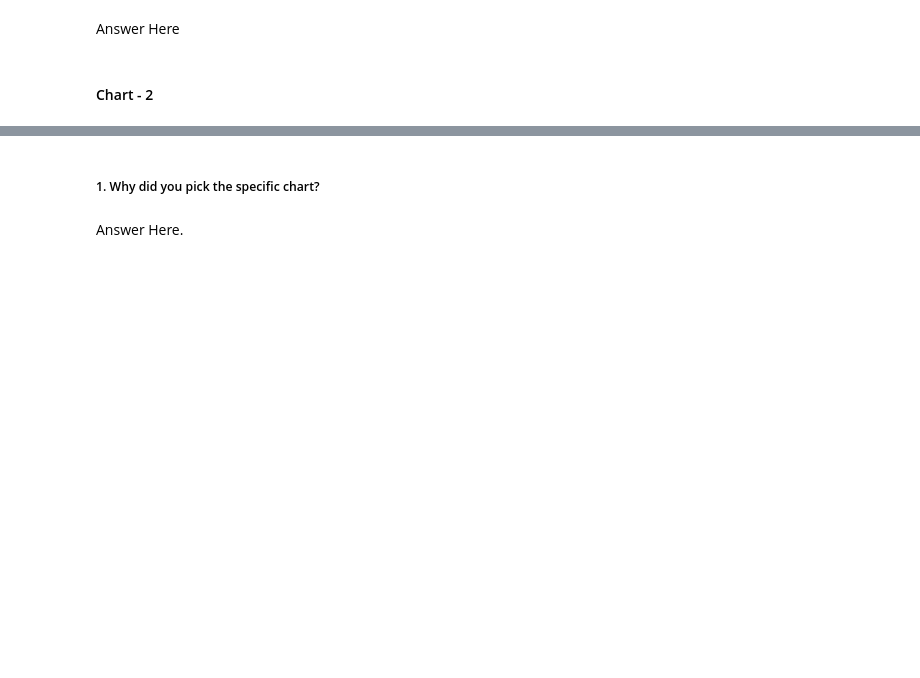
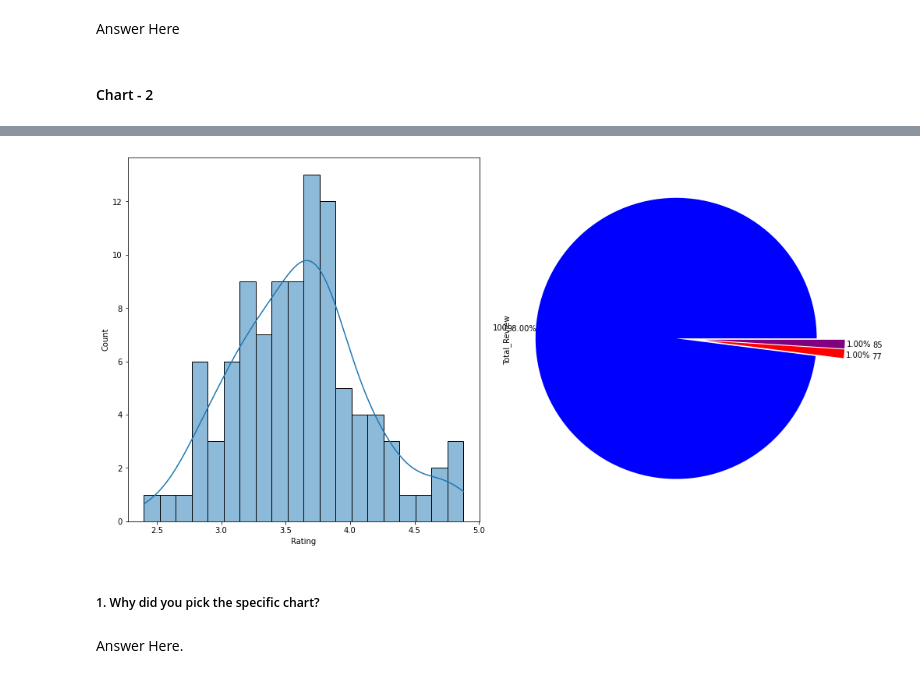
Before and after one commit to sonika-07/Zomato-Restaurant-Clustering-And-Sentiment-Analysis, a Jupyter notebook: Zomato_Restaurant_Clustering_And_Sentiment_Analysis.ipynb, the cells around one changed output, grey strips where cells are left out. Drawn from its saved outputs; the diff is of its cells as text; code cells hidden in the pictures; blank space fills up the shorter version.

```diff
--- a/Zomato_Restaurant_Clustering_And_Sentiment_Analysis.ipynb
+++ b/Zomato_Restaurant_Clustering_And_Sentiment_Analysis.ipynb
@@ -518,0 +567,7 @@ Answer Here
+# %%
+#See the average rating and total number of review given to the restaurants
+
+#Average engagement of restaurants
+avg_hotel_rating = review.groupby('Restaurant').agg({'Rating':'mean',
+        'Reviewer': 'count'}).reset_index().rename(columns = {'Reviewer': 'Total_Review'})
+avg_hotel_rating
@@ -519,3 +588,17 @@ Answer Here
+# %%
+# Chart - 2 visualization code
+fig,axes=plt.subplots(nrows=1,ncols=2,constrained_layout=True,figsize=(14,7))
+
+# Let's see te histogram of average rating
+a=sns.histplot(data=avg_hotel_rating['Rating'],bins=20,kde=True,ax=axes[0])
+
+# plot the pie chart of number of reveivers for restaurants
+b=avg_hotel_rating['Total_Review'].value_counts().plot(kind='pie', shadow=False, autopct='%1.2f%%',
+                                                       explode = (0.1, 0.1, 0.1),pctdistance=1.1,labeldistance=1.2,
+                                                       colors=['Blue','red','purple'],ax=axes[1])
+plt.show()
+# %% [output]
+[figure, added]
 # %% [markdown]
 ##### 1. Why did you pick the specific chart?
 # %% [markdown]
```
Also changed, not shown: parts of 9 cells of this notebook.
